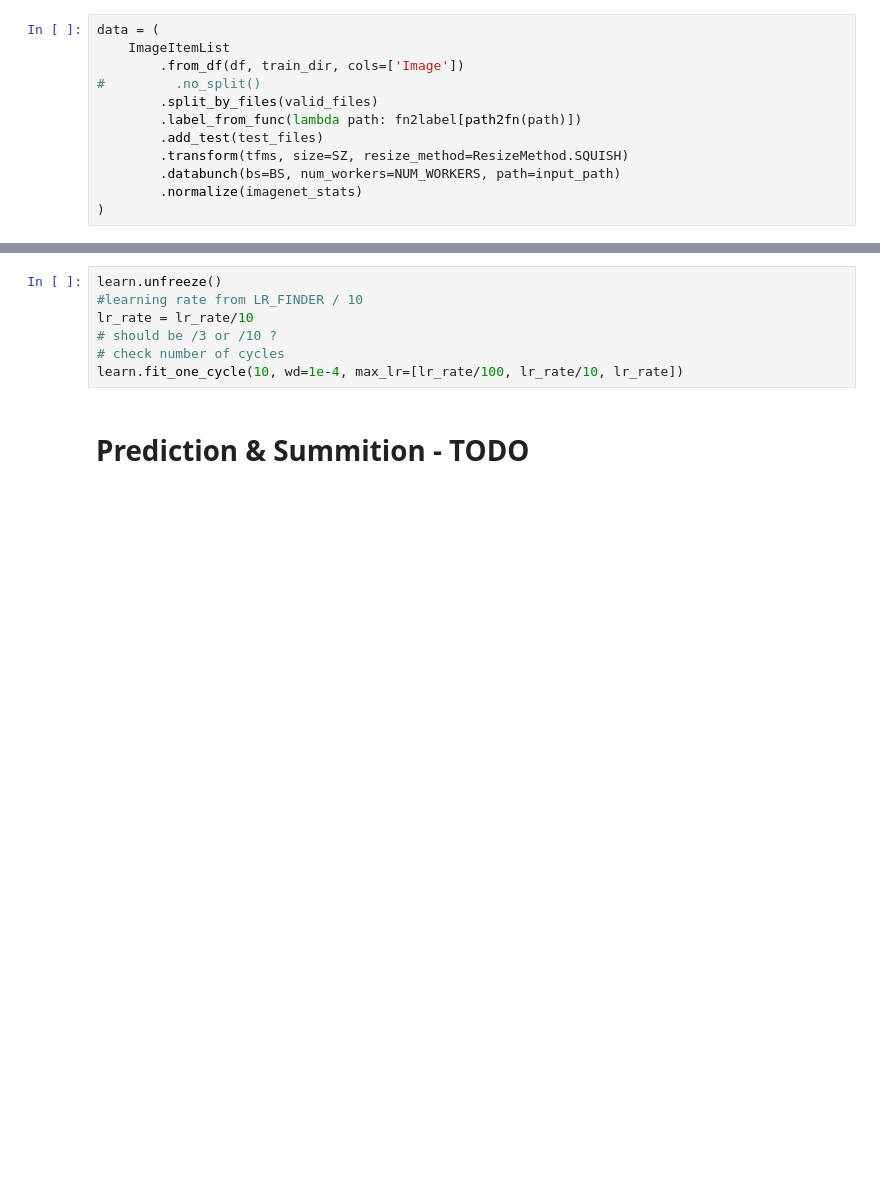
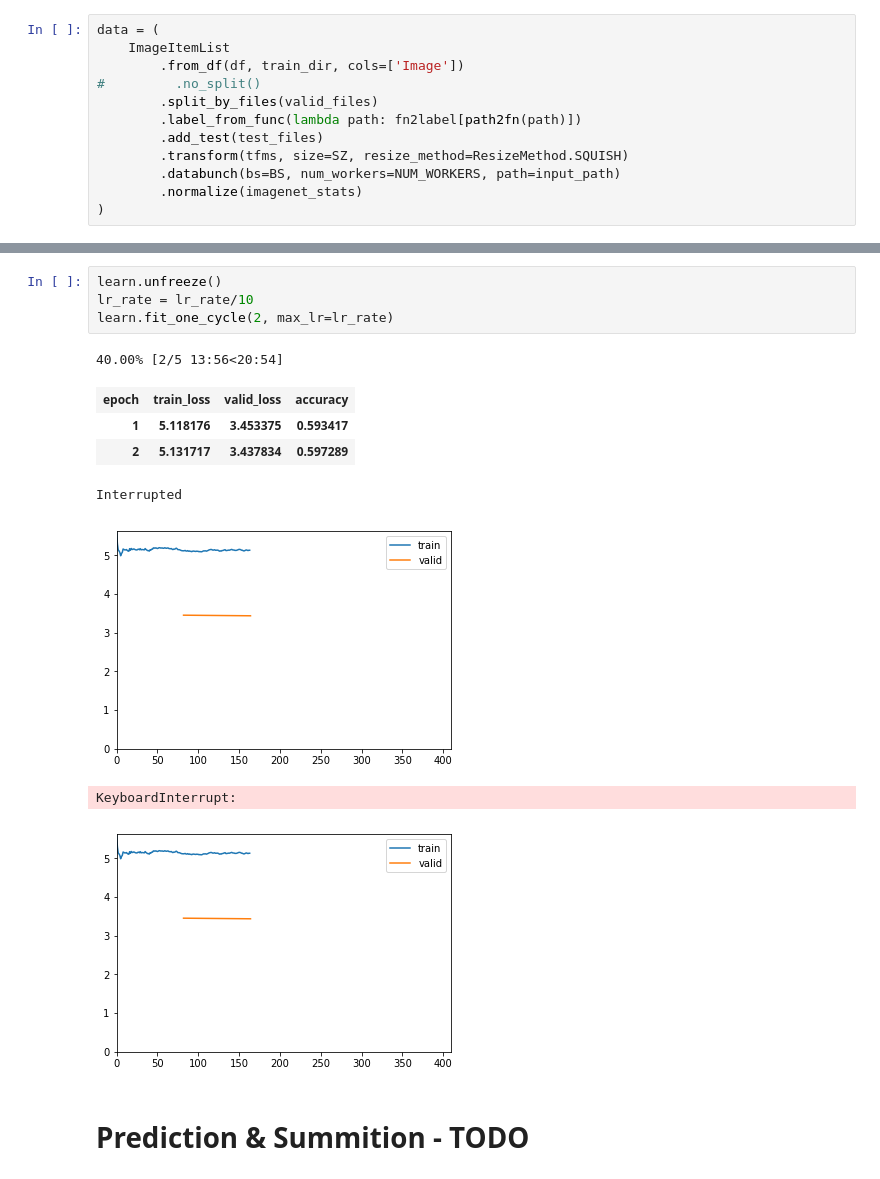
Before and after one commit to Barteus/kaggles, a Jupyter notebook: whales/whales-4.ipynb, the cells around one changed output, grey strips where cells are left out. Cells and saved outputs as stored; diff of their text form; blank space fills up the shorter version.

```diff
--- a/whales/whales-4.ipynb
+++ b/whales/whales-4.ipynb
@@ -164,10 +167,16 @@ RuntimeError: CUDA out of memory. Tried to allocate 196.00 MiB (GPU 0; 11.17 GiB
-# %%
-learn.unfreeze()
-#learning rate from LR_FINDER / 10
-lr_rate = lr_rate/10
-# should be /3 or /10 ?
-# check number of cycles
-learn.fit_one_cycle(10, wd=1e-4, max_lr=[lr_rate/100, lr_rate/10, lr_rate])
+# %%
+learn.unfreeze()
+lr_rate = lr_rate/10
+learn.fit_one_cycle(2, max_lr=lr_rate)
+# %% [output]
+40.00% [2/5 13:56<20:54]
+| epoch | train_loss | valid_loss | accuracy |
+| 1 | 5.118176 | 3.453375 | 0.593417 |
+| 2 | 5.131717 | 3.437834 | 0.597289 |
+Interrupted
+[figure, added]
+KeyboardInterrupt:
+[figure, added]
 # %% [markdown]
 # Prediction & Summition - TODO
 # %%
```
Also changed, not shown: parts of 14 cells of this notebook.
